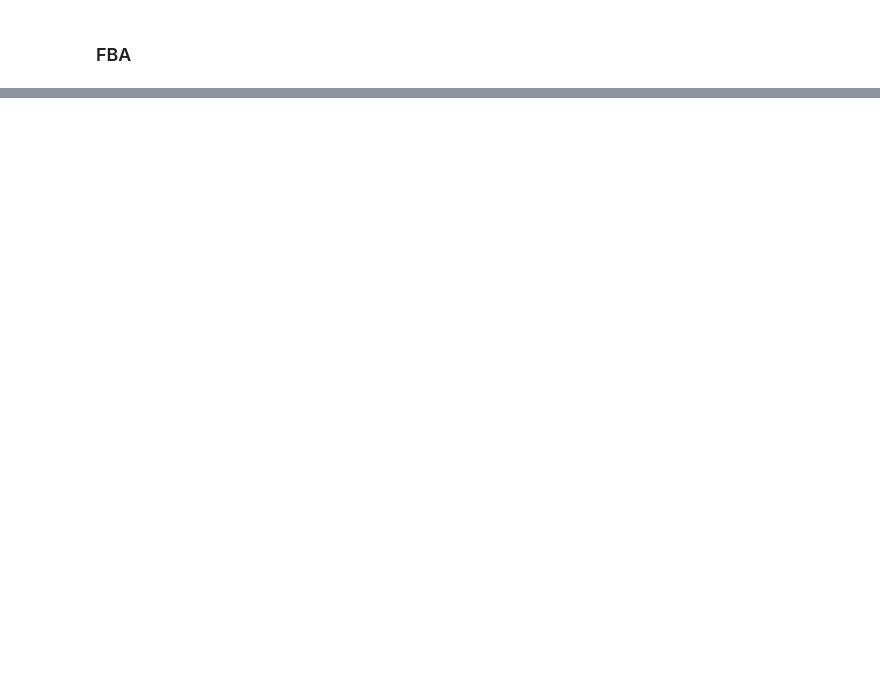
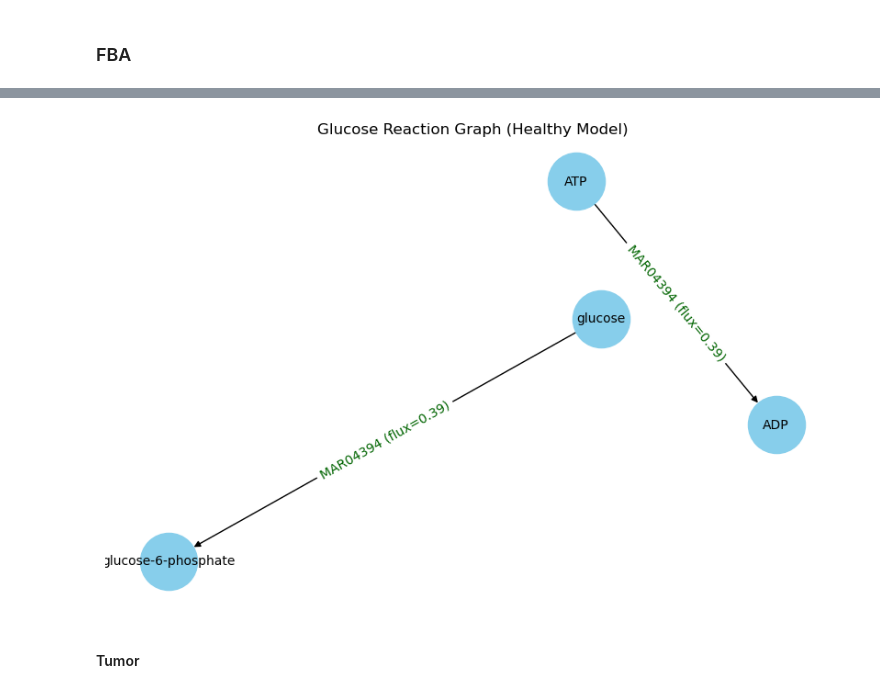
Before and after one commit to Alexreat/dissertation_project, a Jupyter notebook: notebooks/FBA_analysis.ipynb, the cells around one changed output, grey strips where cells are left out. Saved outputs shown, nothing was run; the diff lists cells and outputs as text; code cells hidden in the pictures; blank space fills up the shorter version.

```diff
--- a/notebooks/FBA_analysis.ipynb
+++ b/notebooks/FBA_analysis.ipynb
@@ -180,0 +332,36 @@ print(f"{len(nonzero_fluxes)} reactions carry flux.")
+# %%
+# Adding metabolites
+for met_id, met_name in metabolites.items():
+    G.add_node(met_id, label=met_name)
+# %%
+# Edges from reactants
+flux_value = healthy_solution.fluxes[target_reaction]
+# %%
+# Defining conections
+edges = [
+    ("MAM01965c", "MAM01968c"),  # glucose → glucose-6-phosphate
+    ("MAM01371c", "MAM01285c")   # ATP → ADP
+]
+# %%
+# add each edge with flux value
+for src, tgt in edges:
+    G.add_edge(src, tgt, reaction= target_reaction, flux=flux_value)
+# %%
+# Drqwing graph
+pos = nx.spring_layout(G, seed=1)  # auto layout
+labels = nx.get_node_attributes(G, 'label')
+edge_labels = {
+    (u, v): f"{G[u][v]['reaction']} (flux={G[u][v]['flux']:.2f})"
+    for u, v in G.edges()
+}
+
+plt.figure(figsize=(8, 5))
+nx.draw(G, pos, labels=labels, with_labels=True, node_color="skyblue", node_size=2000, font_size=10, arrows=True)
+nx.draw_networkx_edge_labels(G, pos, edge_labels=edge_labels, font_color="darkgreen")
+plt.title("Glucose Reaction Graph (Healthy Model)")
+plt.axis("off")
+plt.show()
+# %% [output]
+[figure, added]
+# %% [markdown]
+#### Tumor
```
Also changed, not shown: parts of 46 cells of this notebook, 1 other file.
